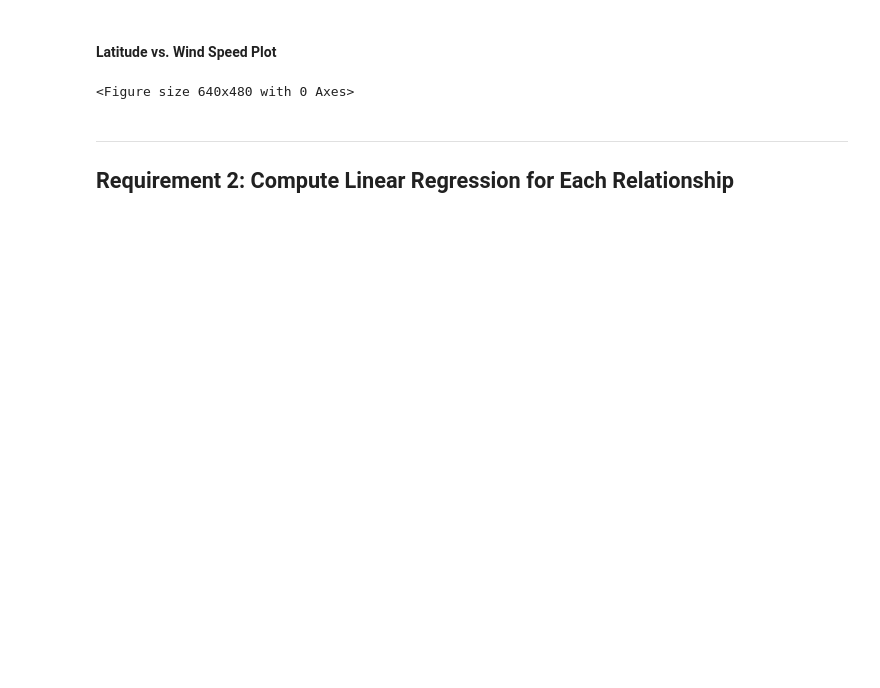
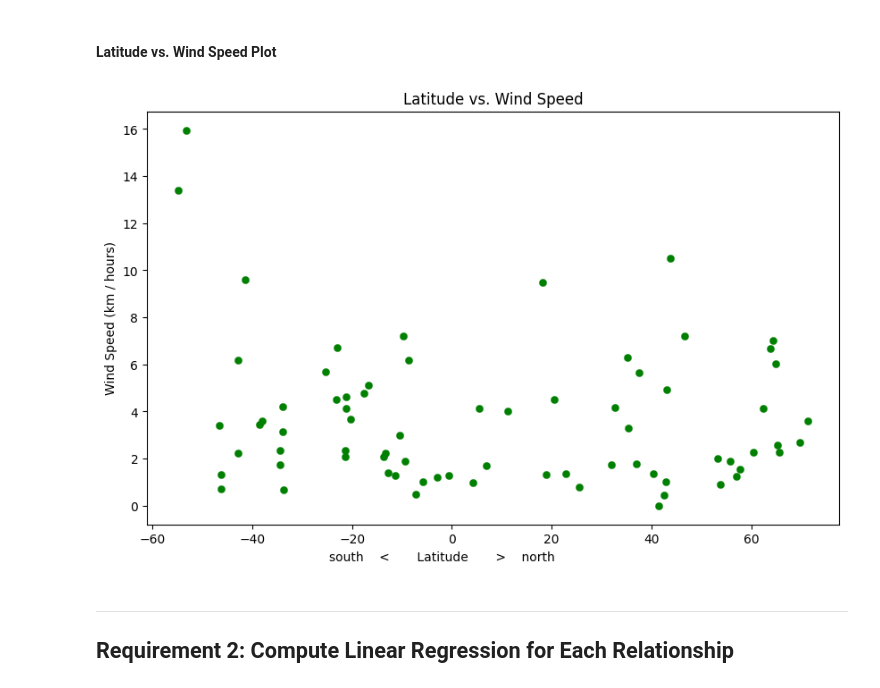
Before and after one commit to gusibis/python-api-challenge, a Jupyter notebook: WeatherPy/WeatherPy.ipynb, the cells around one changed output. Saved outputs shown, nothing was run; the diff lists cells and outputs as text; code cells hidden in the pictures; blank space fills up the shorter version.

```diff
--- a/WeatherPy/WeatherPy.ipynb
+++ b/WeatherPy/WeatherPy.ipynb
@@ -257,17 +252,21 @@ plt.show()
 # %%
 # Build the scatter plots for latitude vs. wind speed
 # YOUR CODE HERE
-
+plt.figure(figsize=(10,6))
+plt.scatter(city_data_df['Lat'], city_data_df['Wind Speed'],linewidths = .2, color='g', marker ="o")
 # Incorporate the other graph properties
 # YOUR CODE HERE
-
+plt.xlabel('south    <       Latitude       >    north                          ')
+plt.ylabel('Wind Speed (km / hours)')
+plt.title('Latitude vs. Wind Speed')
 # Save the figure
 plt.savefig("output_data/Fig4.png")
 
 # Show plot
 plt.show()
+# city_data_df
 # %% [output]
-<Figure size 640x480 with 0 Axes>
+[figure, added]
 # %% [markdown]
 ---
 
```
Also changed, not shown: parts of 21 cells of this notebook, 5 other files.
